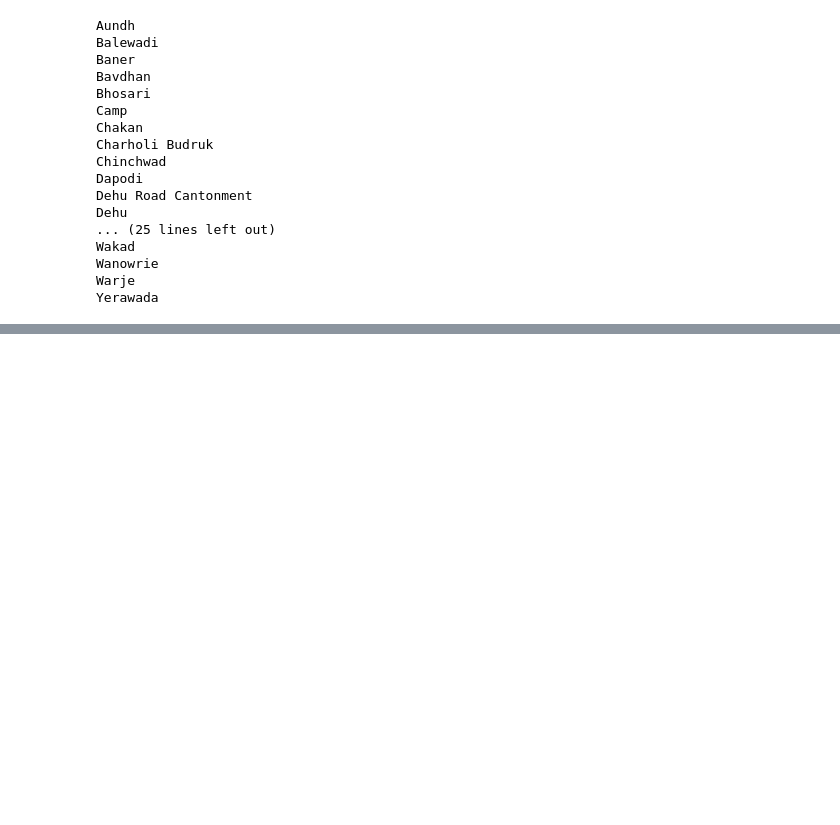
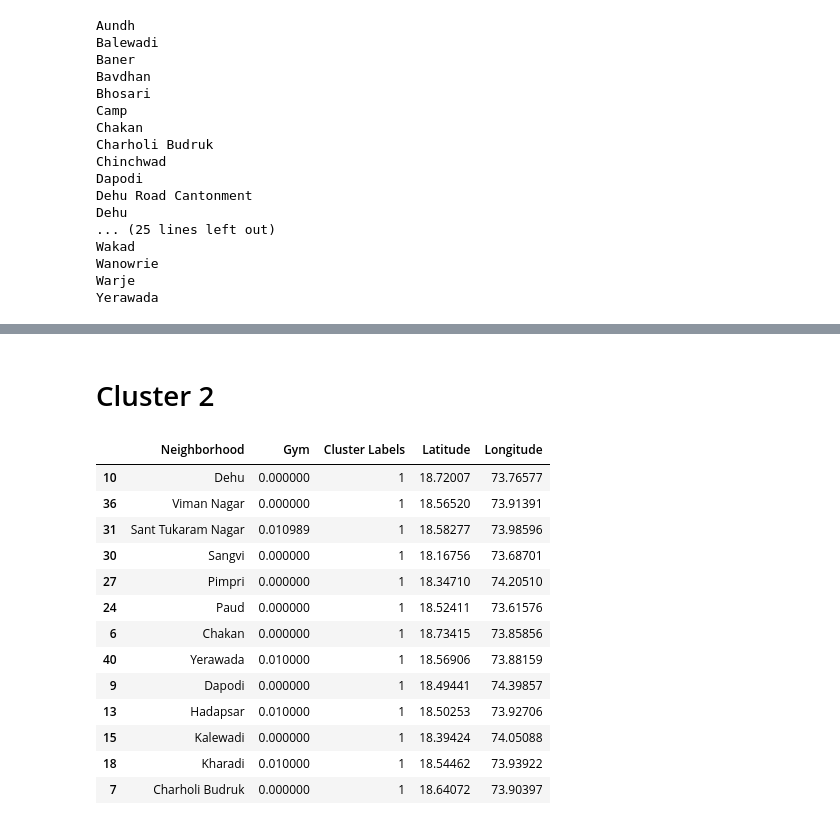
Before and after one commit to omkarnagarkar55/Coursera_Capstone, a Jupyter notebook: Final project.ipynb, the cells around one changed output, grey strips where cells are left out. Drawn from its saved outputs; the diff is of its cells as text; code cells hidden in the pictures; blank space fills up the shorter version.

```diff
--- a/Final project.ipynb
+++ b/Final project.ipynb
@@ -305,0 +520,19 @@ array(['Bookstore', 'Dessert Shop', 'English Restaurant', 'Coffee Shop',
+# %% [markdown]
+# Cluster 2
+# %%
+Pune_merged.loc[Pune_merged['Cluster Labels'] == 1]
+# %% [output]
+|  | Neighborhood | Gym | Cluster Labels | Latitude | Longitude |
+| 10 | Dehu | 0.000000 | 1 | 18.72007 | 73.76577 |
+| 36 | Viman Nagar | 0.000000 | 1 | 18.56520 | 73.91391 |
+| 31 | Sant Tukaram Nagar | 0.010989 | 1 | 18.58277 | 73.98596 |
+| 30 | Sangvi | 0.000000 | 1 | 18.16756 | 73.68701 |
+| 27 | Pimpri | 0.000000 | 1 | 18.34710 | 74.20510 |
+| 24 | Paud | 0.000000 | 1 | 18.52411 | 73.61576 |
+| 6 | Chakan | 0.000000 | 1 | 18.73415 | 73.85856 |
+| 40 | Yerawada | 0.010000 | 1 | 18.56906 | 73.88159 |
+| 9 | Dapodi | 0.000000 | 1 | 18.49441 | 74.39857 |
+| 13 | Hadapsar | 0.010000 | 1 | 18.50253 | 73.92706 |
+| 15 | Kalewadi | 0.000000 | 1 | 18.39424 | 74.05088 |
+| 18 | Kharadi | 0.010000 | 1 | 18.54462 | 73.93922 |
+| 7 | Charholi Budruk | 0.000000 | 1 | 18.64072 | 73.90397 |
```
Also changed, not shown: parts of 39 cells of this notebook.
